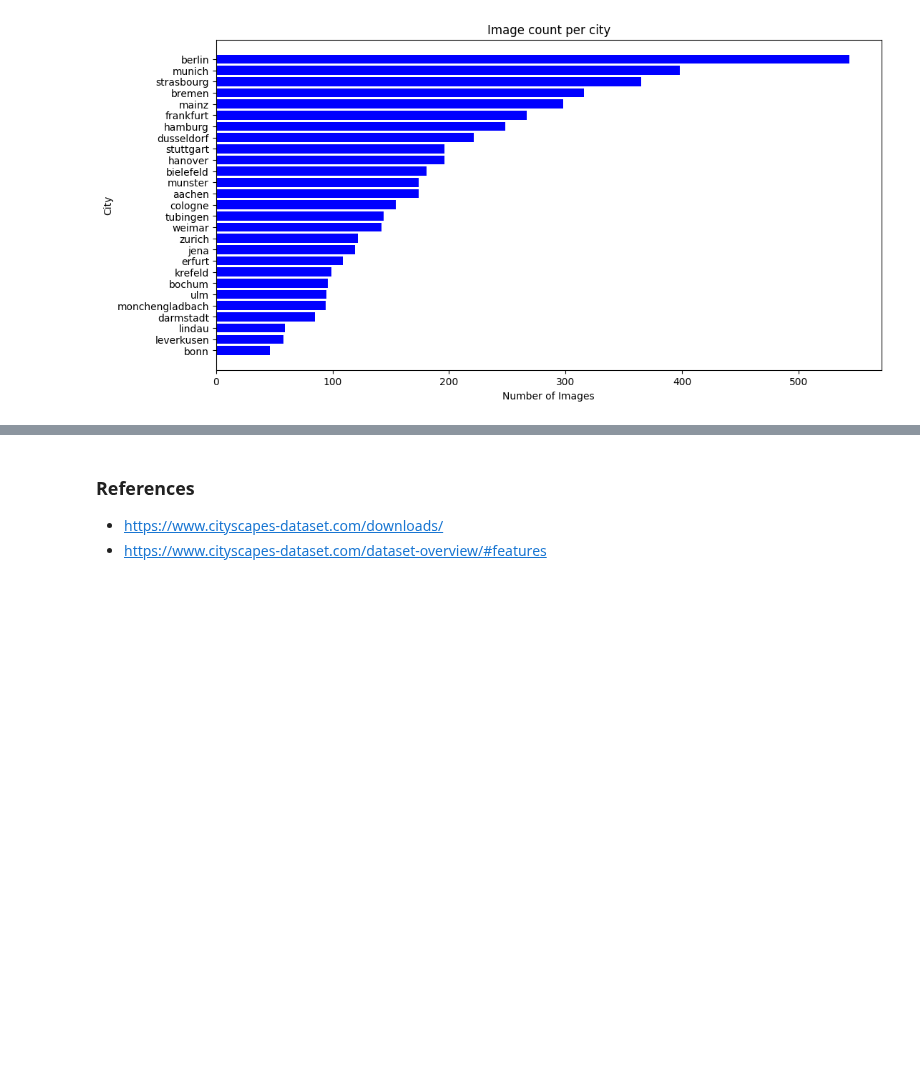
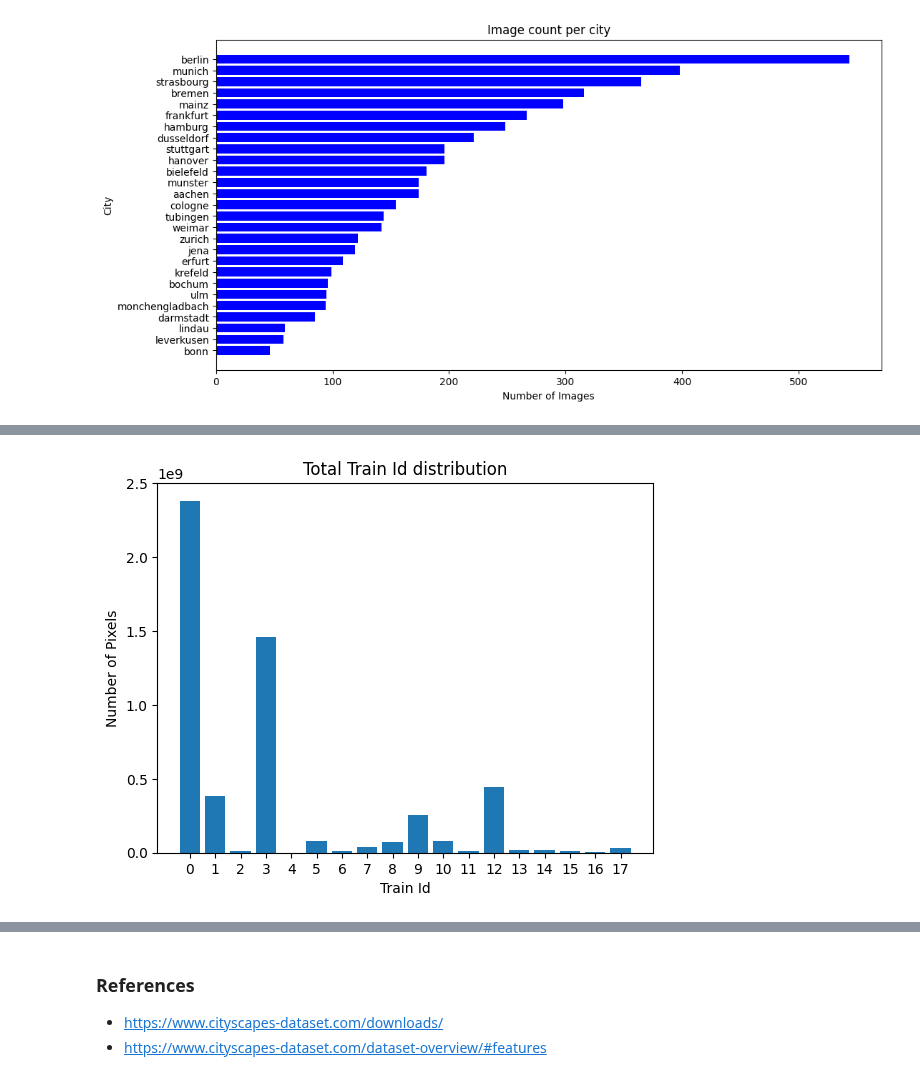
Before and after one commit to lucauhl/Semantic-Segmentation-Traffic-Scenes, a Jupyter notebook: city_scapes/data_understanding.ipynb, the cells around one changed output, grey strips where cells are left out. Saved outputs shown, nothing was run; the diff lists cells and outputs as text; code cells hidden in the pictures; blank space fills up the shorter version.

```diff
--- a/city_scapes/data_understanding.ipynb
+++ b/city_scapes/data_understanding.ipynb
@@ -204,0 +245,17 @@ plt.show()
+# %%
+data_path = Path("../data/Cityscapes")
+class_dict_total = get_class_dist_for_dataset(data_path, label_type="labelTrainIds")
+
+# Sort by id
+sorted_items = sorted(class_dict_total.items(), key=lambda x: x[0])
+sorted_items = sorted_items[:-1]    # drop last element (trainId=255)
+labels, counts = zip(*sorted_items)
+
+plt.bar(labels, counts)
+plt.title("Total Train Id distribution")
+plt.xlabel("Train Id")
+plt.ylabel("Number of Pixels")
+plt.xticks(labels)
+plt.show()
+# %% [output]
+[figure, added]
```
Also changed, not shown: parts of 10 cells of this notebook.
